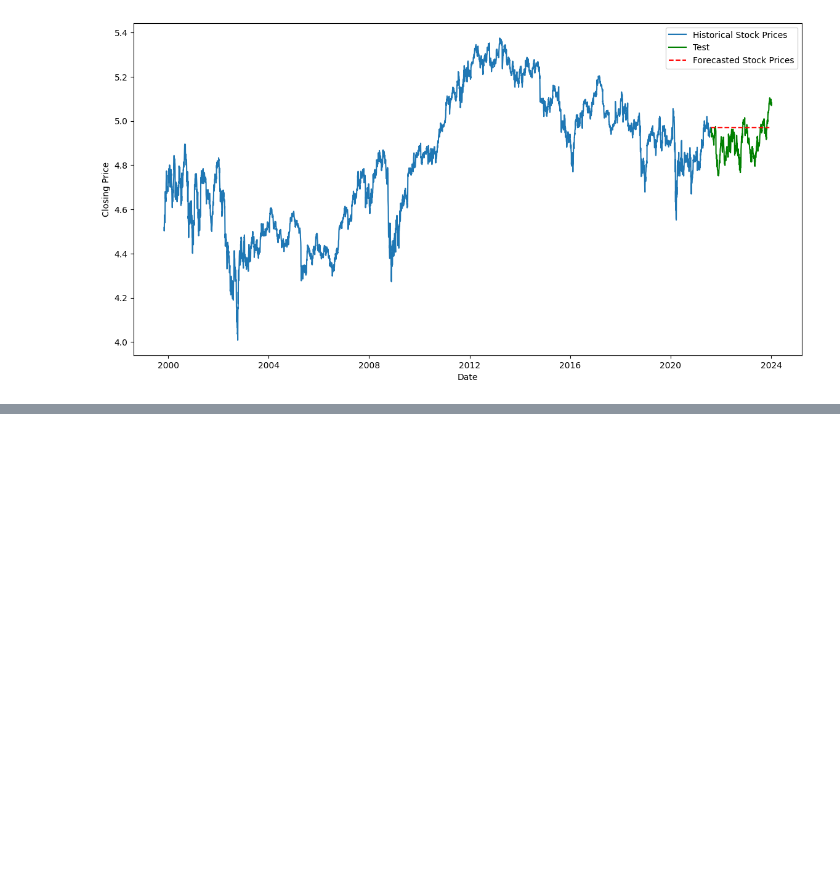
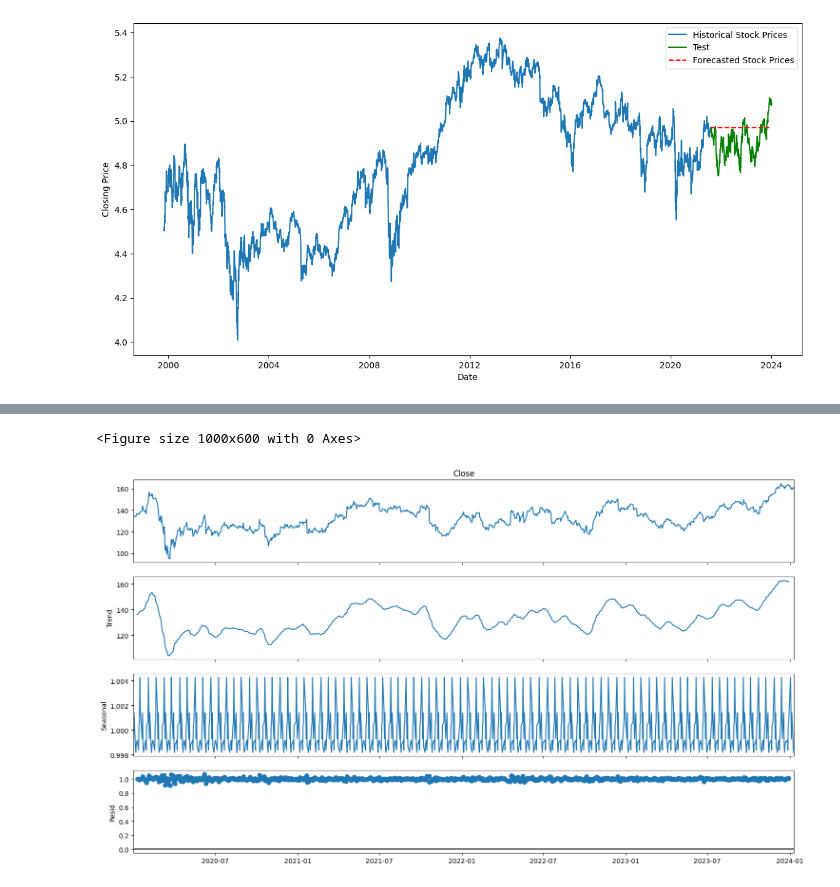
Before and after one commit to ashkjha1/StockPricePrediction, a Jupyter notebook: notebooks/Model_training_TimeSeries.ipynb, the cells around one changed output, grey strips where cells are left out. Cells and saved outputs as stored; diff of their text form; code cells hidden in the pictures; blank space fills up the shorter version.

```diff
--- a/notebooks/Model_training_TimeSeries.ipynb
+++ b/notebooks/Model_training_TimeSeries.ipynb
@@ -385,0 +452,13 @@ plt.show()
+# %%
+# Isolating the time series from the Trend and Seasonality.
+
+# To separate the trend and the seasonality from a time series,
+# we can decompose the series using the following code.
+result = seasonal_decompose(sampleClose, model='multiplicative', period=12)
+fig = plt.figure()
+fig = result.plot()
+fig.set_size_inches(16, 9)
+plt.show()
+# %% [output]
+<Figure size 1000x600 with 0 Axes>
+[figure, added]
```
Also changed, not shown: parts of 16 cells of this notebook, 2 other files.
